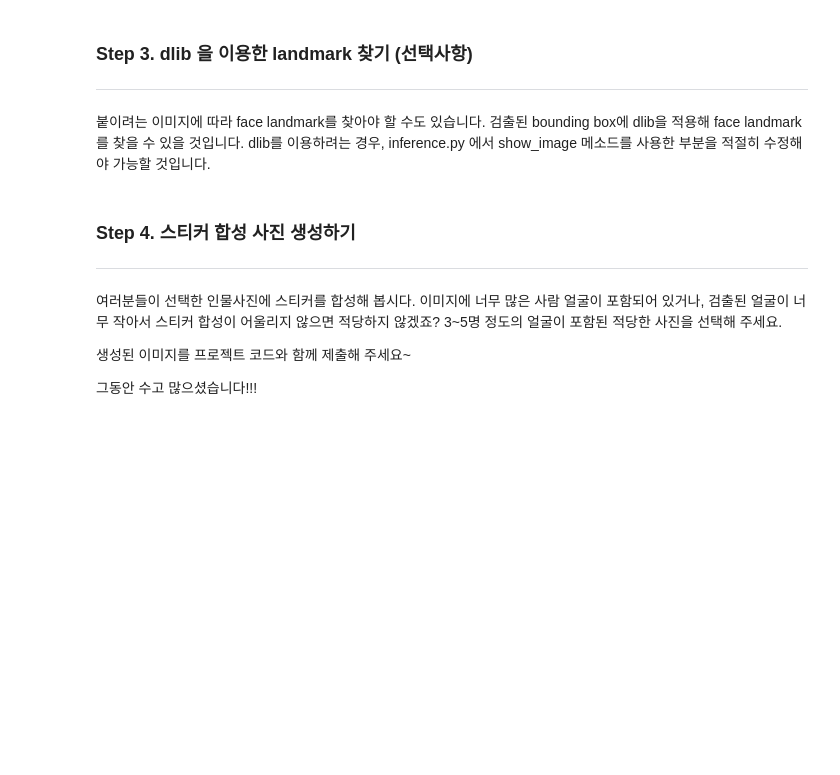
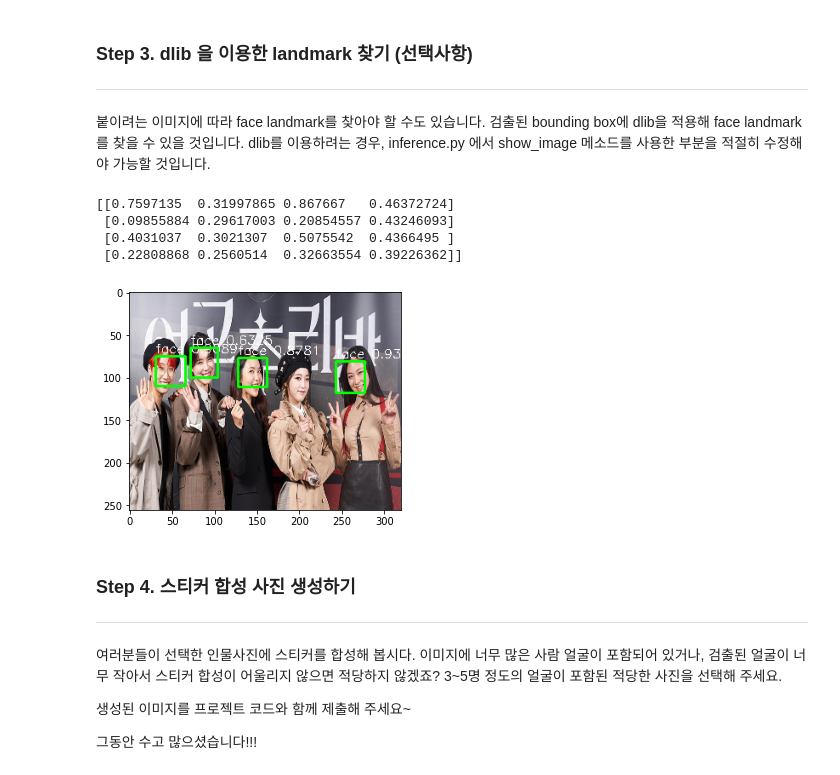
Before and after one commit to bom-Lee/GoingDeep-CV-_DG, a Jupyter notebook: [GD14]face_detector.ipynb, the cells around one changed output. Saved outputs shown, nothing was run; the diff lists cells and outputs as text; code cells hidden in the pictures; blank space fills up the shorter version.

```diff
--- a/[GD14]face_detector.ipynb
+++ b/[GD14]face_detector.ipynb
@@ -1409,6 +1532,39 @@ print(cv2.__version__)
 ---
 붙이려는 이미지에 따라 face landmark를 찾아야 할 수도 있습니다. 검출된 bounding box에 dlib을 적용해 face landmark를 찾을 수 있을 것입니다.
 dlib를 이용하려는 경우, inference.py 에서 show_image 메소드를 사용한 부분을 적절히 수정해야 가능할 것입니다.
+# %%
+filepath = os.path.join(PROJECT_PATH, 'checkpoints', 'weights_epoch_010.h5')
+model.load_weights(filepath)
+
+TEST_IMAGE_PATH = os.path.join(PROJECT_PATH, 'image.png')
+
+img_raw = cv2.imread(TEST_IMAGE_PATH)
+img_raw = cv2.resize(img_raw, (IMAGE_WIDTH, IMAGE_HEIGHT))
+img = np.float32(img_raw.copy())
+
+img = cv2.cvtColor(img, cv2.COLOR_BGR2RGB)
+img, pad_params = pad_input_image(img, max_steps=max(BOX_STEPS))
+img = img / 255.0
+
+boxes = default_box()
+boxes = tf.cast(boxes, tf.float32)
+
+predictions = model.predict(img[np.newaxis, ...])
+
+pred_boxes, labels, scores = parse_predict(predictions, boxes)
+pred_boxes = recover_pad(pred_boxes, pad_params)
+
+for box_index in range(len(pred_boxes)):
+    draw_box_on_face(img_raw, pred_boxes, labels, scores, box_index, IMAGE_LABELS)
+
+plt.imshow(cv2.cvtColor(img_raw, cv2.COLOR_BGR2RGB))
+plt.show()
+# %% [output]
+[[0.7597135  0.31997865 0.867667   0.46372724]
+ [0.09855884 0.29617003 0.20854557 0.43246093]
+ [0.4031037  0.3021307  0.5075542  0.4366495 ]
+ [0.22808868 0.2560514  0.32663554 0.39226362]]
+[figure, added]
 # %% [markdown]
 ### Step 4. 스티커 합성 사진 생성하기
 ---
```
Also changed, not shown: parts of 27 cells of this notebook.
